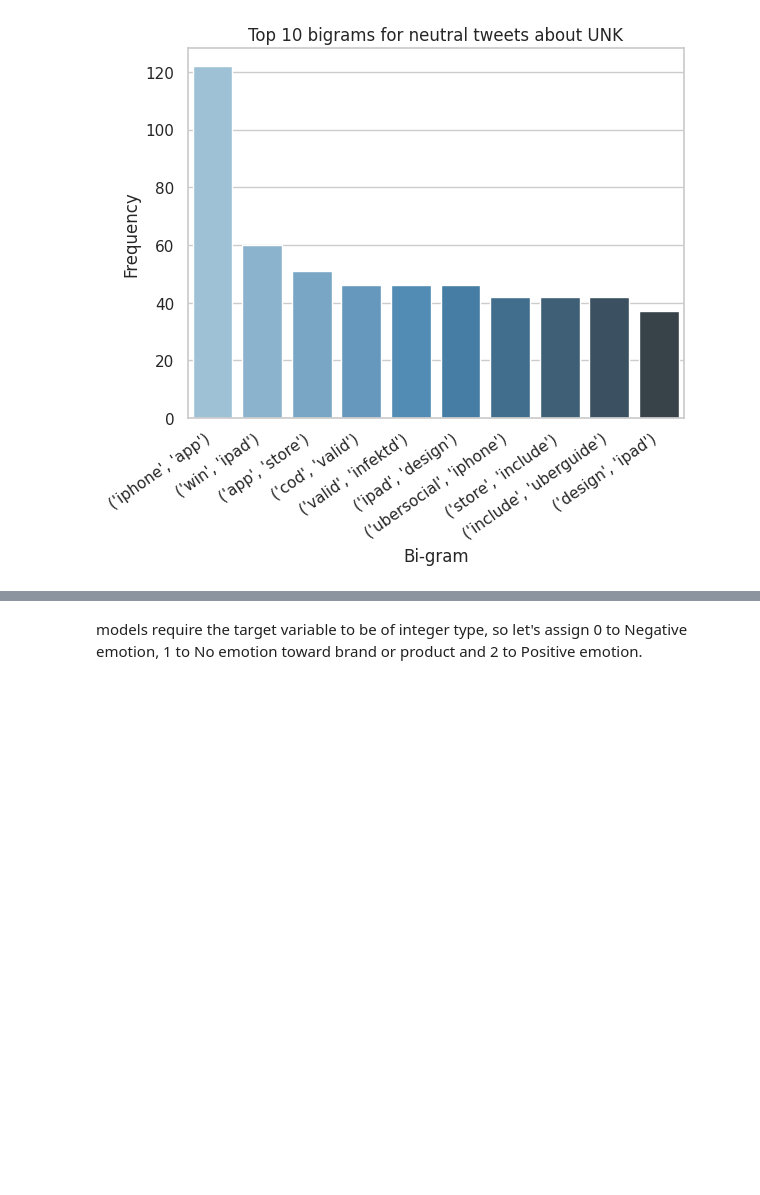
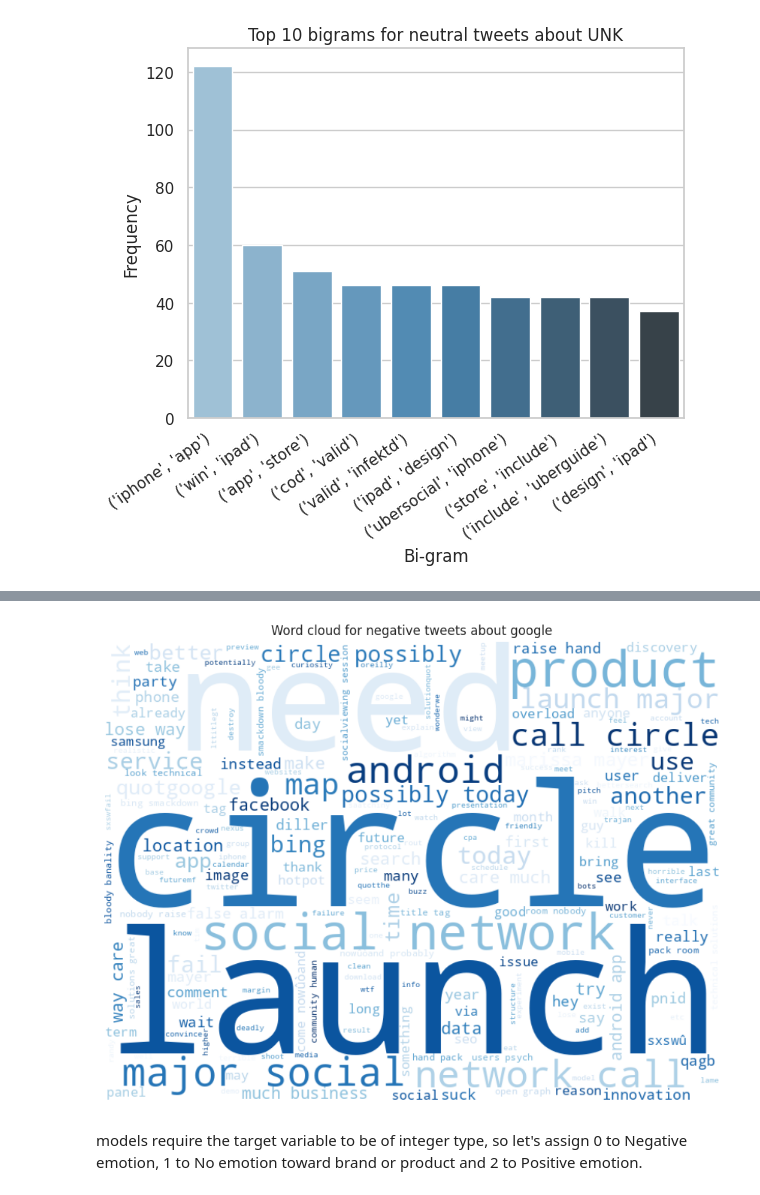
Before and after one commit to inagib21/SentimentAnalysisNLP, a Jupyter notebook: UpdatedNotebook.ipynb, the cells around one changed output, grey strips where cells are left out. Saved outputs shown, nothing was run; the diff lists cells and outputs as text; code cells hidden in the pictures; blank space fills up the shorter version.

```diff
--- a/UpdatedNotebook.ipynb
+++ b/UpdatedNotebook.ipynb
@@ -431,3 +460,7 @@ plot_top_bigrams('UNK', 'neutral')
+# %%
+generate_word_cloud('google', 'negative')
+# %% [output]
+[figure, added]
 # %% [markdown]
 models require the target variable to be of integer type, so let's assign 0 to Negative emotion, 1 to No emotion toward brand or product and 2 to Positive emotion.
 # %%
```
Also changed, not shown: parts of 5 cells of this notebook.
